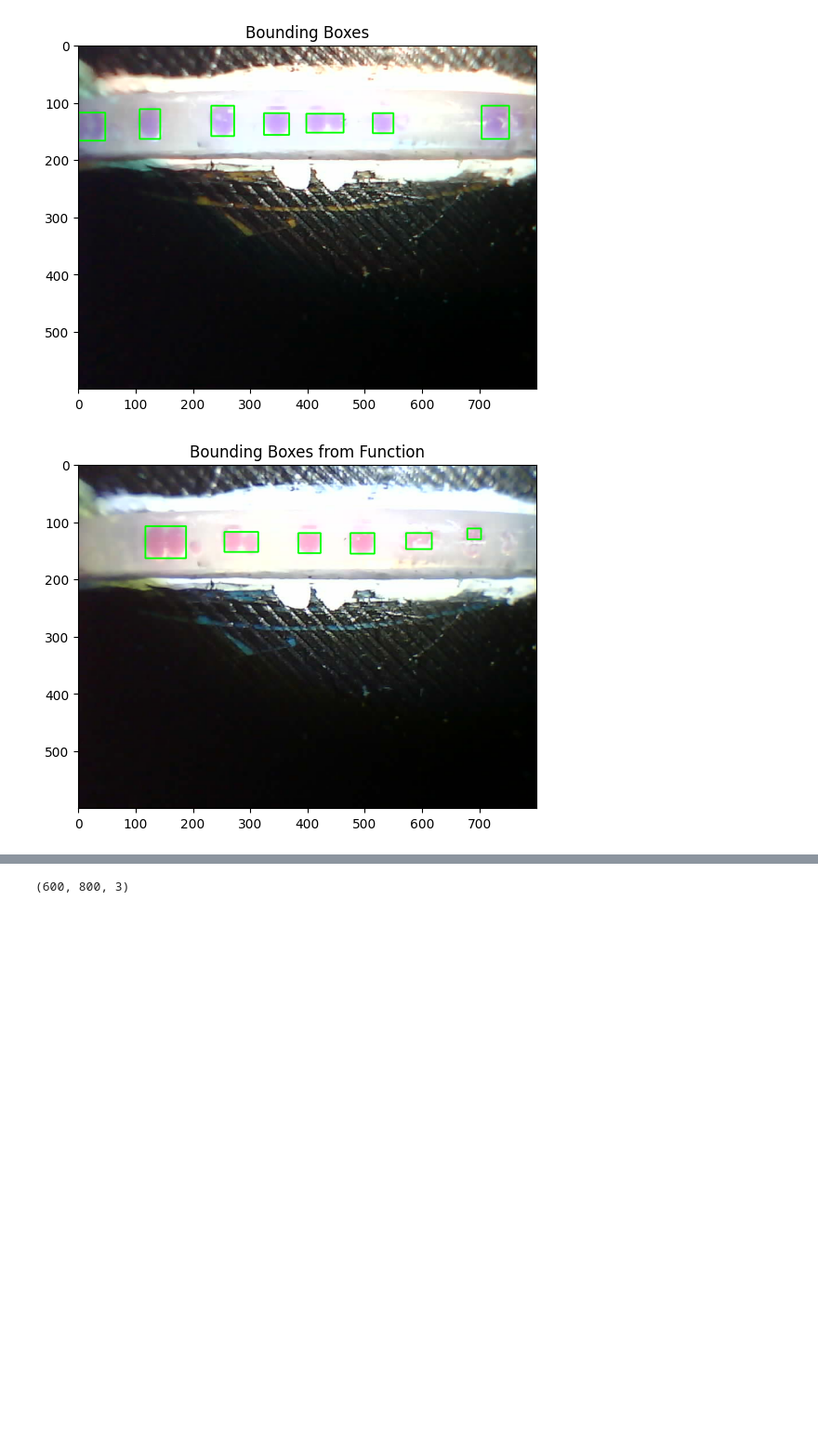
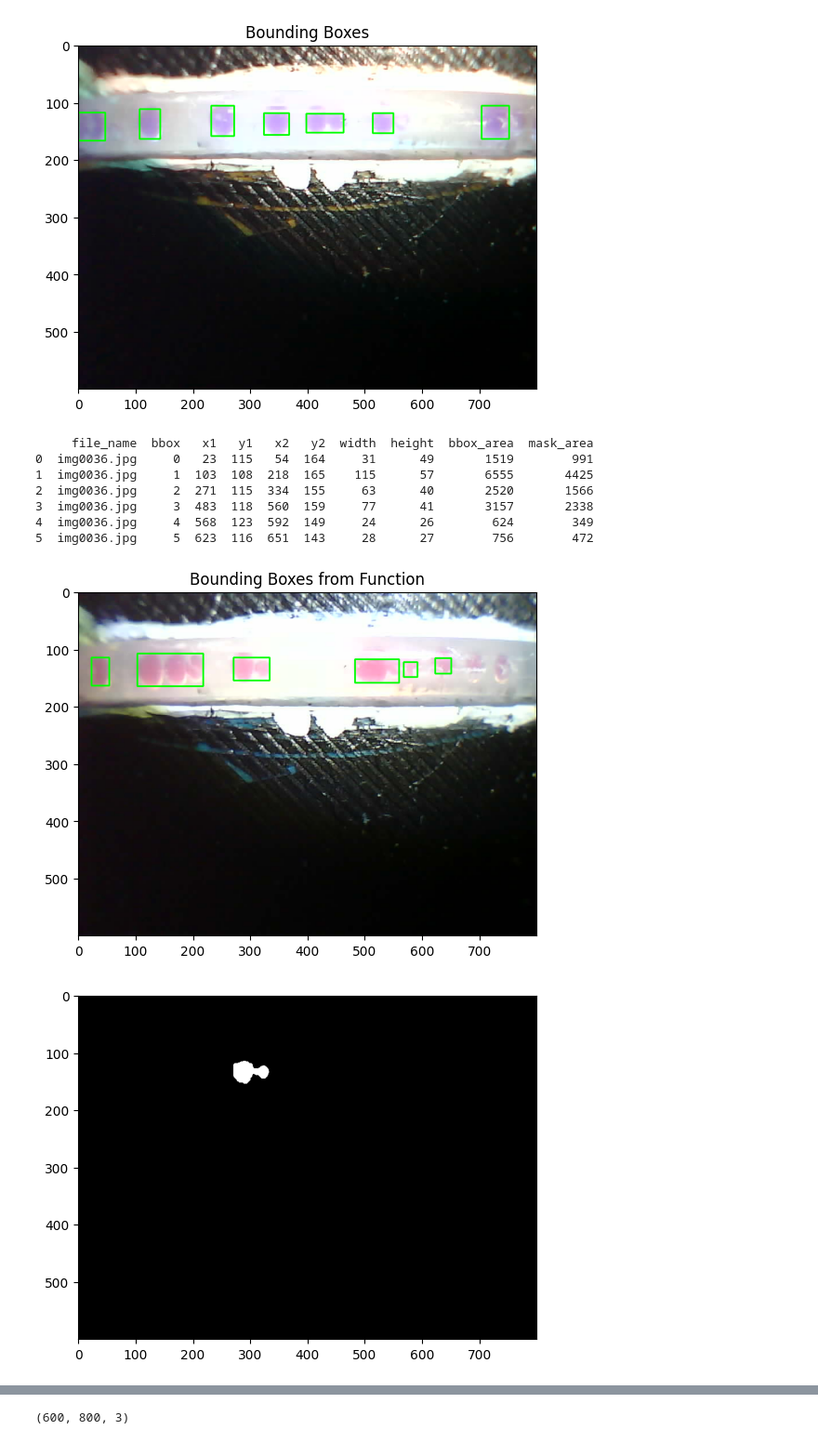
Before and after one commit to lneira19/oildrops, a Jupyter notebook: bbox_democode.ipynb, the cells around one changed output, grey strips where cells are left out. Shown at 93% size. Drawn from its saved outputs; the diff is of its cells as text; code cells hidden in the pictures; blank space fills up the shorter version.

Commit message:
More demos of bboxes functions.

```diff
--- a/bbox_democode.ipynb
+++ b/bbox_democode.ipynb
@@ -167,34 +168,73 @@ def getBoundingBoxesForImg(bgr_img):
     # Obtener contornos de la máscara
     contours, contours_img = ipbasics.getContours(mask_open)
 
     # Filtrar contornos por longitud
     contours_filtered, contours_filtered_img = ipbasics.filterContours(mask_open, contours, mult=-1, mode='UP')
 
     # Obtener máscaras individuales para cada contorno filtrado
     list_individual_masks = ipbasics.getIndividualMasks(mask_open,contours_filtered)
 
+    print(f"Cantidad de máscaras individuales: {len(list_individual_masks)}")
+
     # Obtener bounding boxes para cada máscara individual
     list_bboxes = [ipbasics.getBoundingBox(mask) for mask in list_individual_masks]
 
+    print(f"Cantidad de bounding boxes: {len(list_bboxes)}")
+
     # Filtrar bounding boxes por tamaño válido
+    list_individual_masks_filtered = [mask for mask, bbox in zip(list_individual_masks, list_bboxes) if (bbox[0][0] - bbox[1][0])*(bbox[0][1] - bbox[1][1]) > 200]
     list_bboxes = [bbox for bbox in list_bboxes if (bbox[0][0] - bbox[1][0])*(bbox[0][1] - bbox[1][1]) > 200]
 
-    return list_bboxes
+    # Ordenar la lista por x1 (primer elemento del primer punto)
+    list_bboxes_sorted = sorted(list_bboxes, key=lambda bbox: bbox[0][0])
+    list_individual_masks_filtered_sorted = [mask for _, mask in sorted(zip(list_bboxes, list_individual_masks_filtered), key=lambda x: x[0][0])]
+
+    return list_bboxes_sorted, list_individual_masks_filtered_sorted
 
 # USO DE LA FUNCIÓN getBoundingBoxesForImg
 
-test_img = cv2.imread(list_files[30]) # Imagen BGR
+test_img = cv2.imread(list_files[35]) # Imagen BGR
 test_img_rgb = cv2.cvtColor(test_img, cv2.COLOR_BGR2RGB) # Convertir a RGB para matplotlib
 
-bboxes = getBoundingBoxesForImg(test_img)
+import imgproc.bboxes as ipbboxes
+bboxes, masks = ipbboxes.Bbox().getBoundingBoxesForImg(test_img,sdk=-1,minarea=200)
 
+
+df = pd.DataFrame(columns=['file_name','bbox','x1', 'y1', 'x2', 'y2', 'width', 'height','bbox_area', 'mask_area'])
+
+# Estimar cantidad de gotas en un bounding box
+for i, pack in enumerate(zip(bboxes, masks)):
+
+    bbox, mask = pack
+
+    x1, y1 = bbox[0]
+    x2, y2 = bbox[1]
+    bbox_width = x2 - x1
+    bbox_height = y2 - y1
+    bbox_area = bbox_width * bbox_height
+    mask_area = int(np.sum(mask) / 255)
+
+    df.loc[len(df)] = [list_filenames[35], i, x1, y1, x2, y2, bbox_width, bbox_height, bbox_area, mask_area]
+
+print(df)
 
 test_img_rgb_copy = test_img_rgb.copy()
 for bbox in bboxes:
     cv2.rectangle(test_img_rgb_copy, bbox[0], bbox[1], (0, 255, 0), 2)
 
 plt.imshow(test_img_rgb_copy)
 plt.title("Bounding Boxes from Function")
 plt.show()
+
+plt.imshow(masks[2], cmap='gray')
+plt.show()
 # %% [output]
+     file_name  bbox   x1   y1   x2   y2  width  height  bbox_area  mask_area
+0  img0036.jpg     0   23  115   54  164     31      49       1519        991
+1  img0036.jpg     1  103  108  218  165    115      57       6555       4425
+2  img0036.jpg     2  271  115  334  155     63      40       2520       1566
+3  img0036.jpg     3  483  118  560  159     77      41       3157       2338
+4  img0036.jpg     4  568  123  592  149     24      26        624        349
+5  img0036.jpg     5  623  116  651  143     28      27        756        472
-[figure, old version]
+[figure, new version]
+[figure, added]
```
Also changed, not shown: parts of 2 cells of this notebook.
